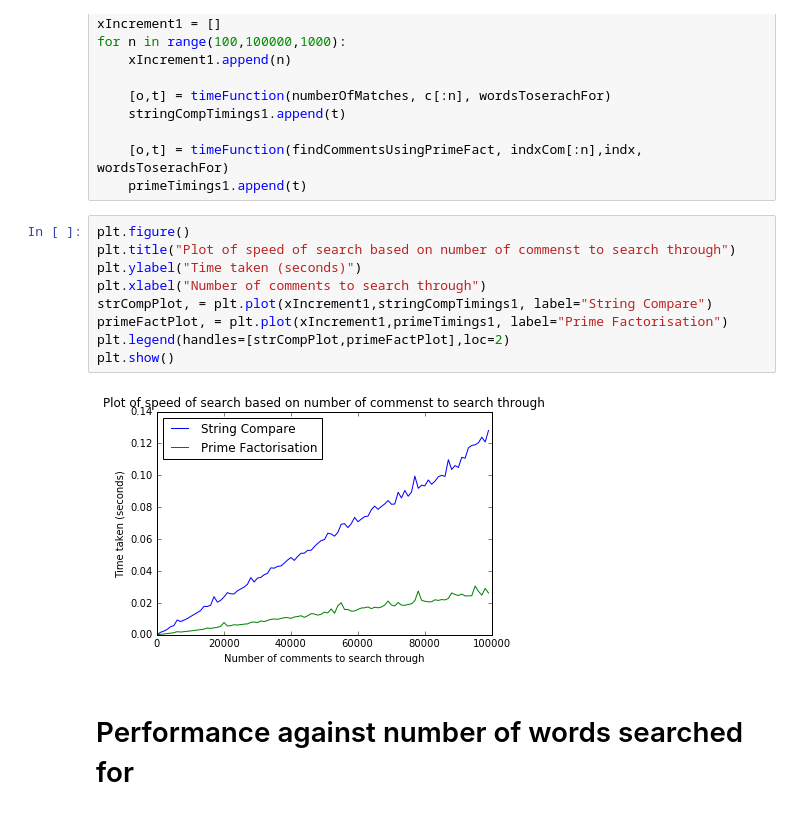
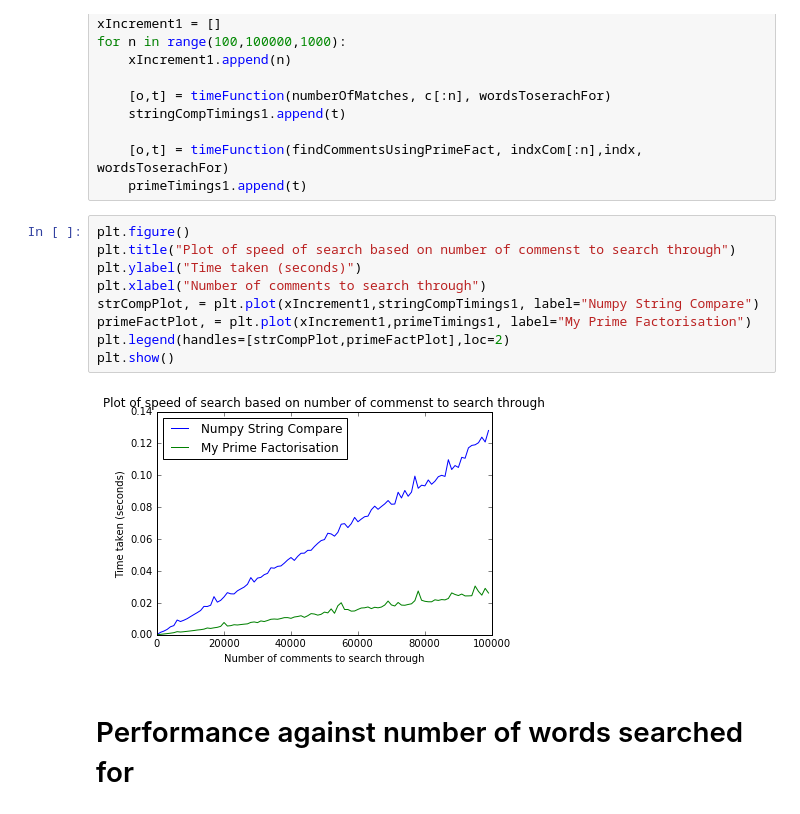
Before and after one commit to ZackAkil/Data-Science-Meetup-Predicting-Trolls, a Jupyter notebook: Text indexing by prime factorisation.ipynb, the cells around one changed output. Saved outputs shown, nothing was run; the diff lists cells and outputs as text.

```diff
--- a/Text indexing by prime factorisation.ipynb
+++ b/Text indexing by prime factorisation.ipynb
@@ -382,14 +382,14 @@ for n in range(100,100000,1000):
 # %%
 plt.figure()
 plt.title("Plot of speed of search based on number of commenst to search through")
 plt.ylabel("Time taken (seconds)")
 plt.xlabel("Number of comments to search through")
-strCompPlot, = plt.plot(xIncrement1,stringCompTimings1, label="String Compare")
-primeFactPlot, = plt.plot(xIncrement1,primeTimings1, label="Prime Factorisation")
+strCompPlot, = plt.plot(xIncrement1,stringCompTimings1, label="Numpy String Compare")
+primeFactPlot, = plt.plot(xIncrement1,primeTimings1, label="My Prime Factorisation")
 plt.legend(handles=[strCompPlot,primeFactPlot],loc=2)
 plt.show()
 # %% [output]
-[figure, old version]
+[figure, new version]
 # %% [markdown]
 # Performance against number of words searched for
 # %%
```
Also changed, not shown: parts of 5 cells of this notebook.
